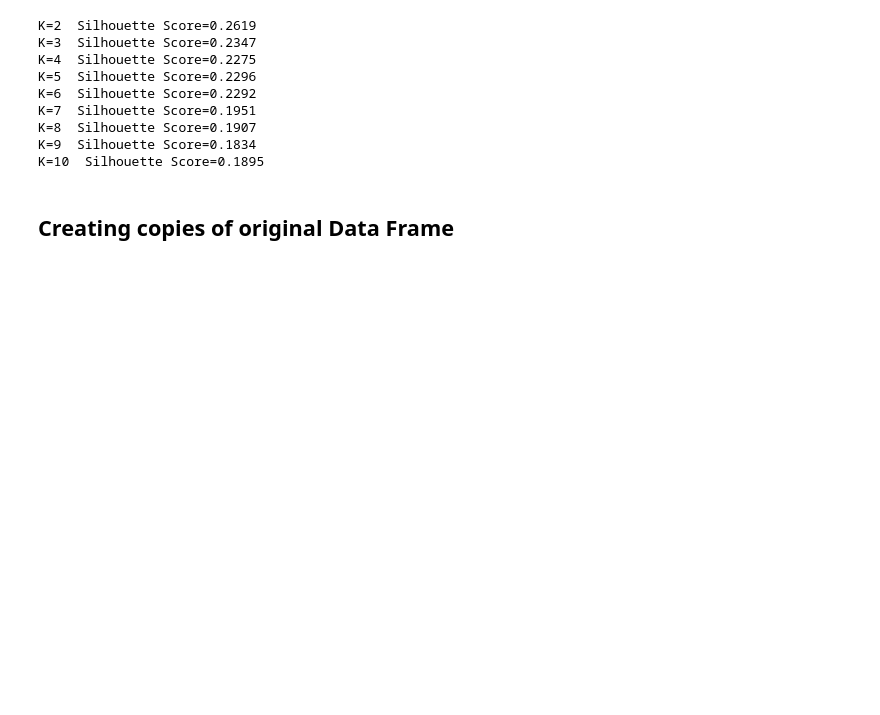
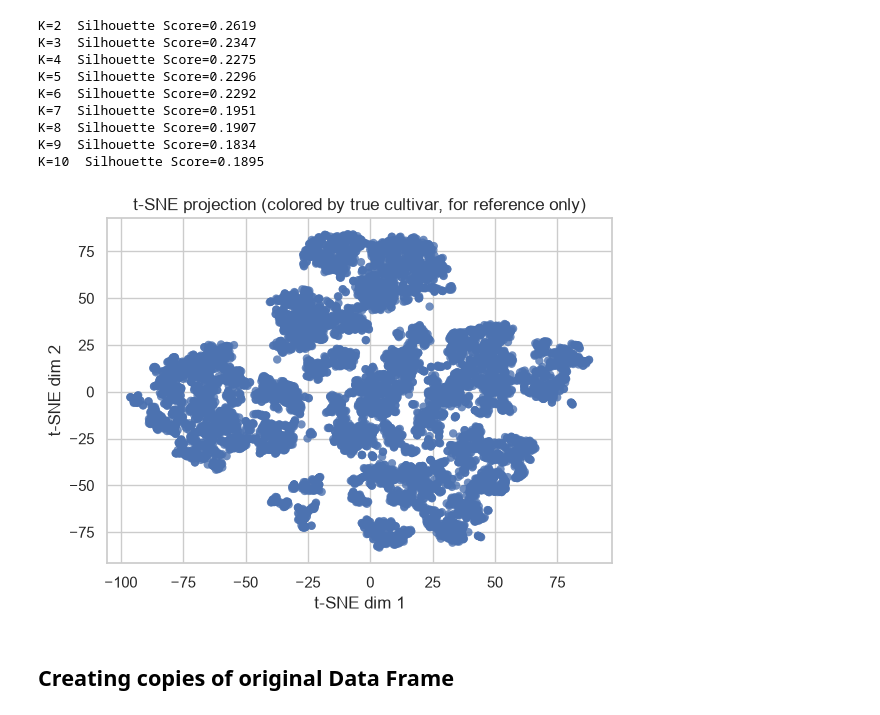
Before and after one commit to geethawilliam-ds/Credit-Card-Customer-Segmentation, a Jupyter notebook: preprocessing.ipynb, the cells around one changed output. Drawn from its saved outputs; the diff is of its cells as text; code cells hidden in the pictures; blank space fills up the shorter version.

```diff
--- a/preprocessing.ipynb
+++ b/preprocessing.ipynb
@@ -255,6 +261,19 @@ K=7  Silhouette Score=0.1951
 K=8  Silhouette Score=0.1907
 K=9  Silhouette Score=0.1834
 K=10  Silhouette Score=0.1895
+# %%
+tsne = TSNE(n_components=2, random_state=RANDOM_STATE, perplexity=30, init="pca")
+X_tsne = tsne.fit_transform(X_pca)
+
+fig, ax = plt.subplots(figsize=(6, 4.5))
+scatter = ax.scatter(X_tsne[:, 0], X_tsne[:, 1], cmap="viridis", alpha=0.8, edgecolor="none")
+ax.set_xlabel("t-SNE dim 1")
+ax.set_ylabel("t-SNE dim 2")
+ax.set_title("t-SNE projection (colored by true cultivar, for reference only)")
+plt.tight_layout()
+plt.show()
+# %% [output]
+[figure, added]
 # %%
 from sklearn.cluster import KMeans
 
```
Also changed, not shown: parts of 19 cells of this notebook.
